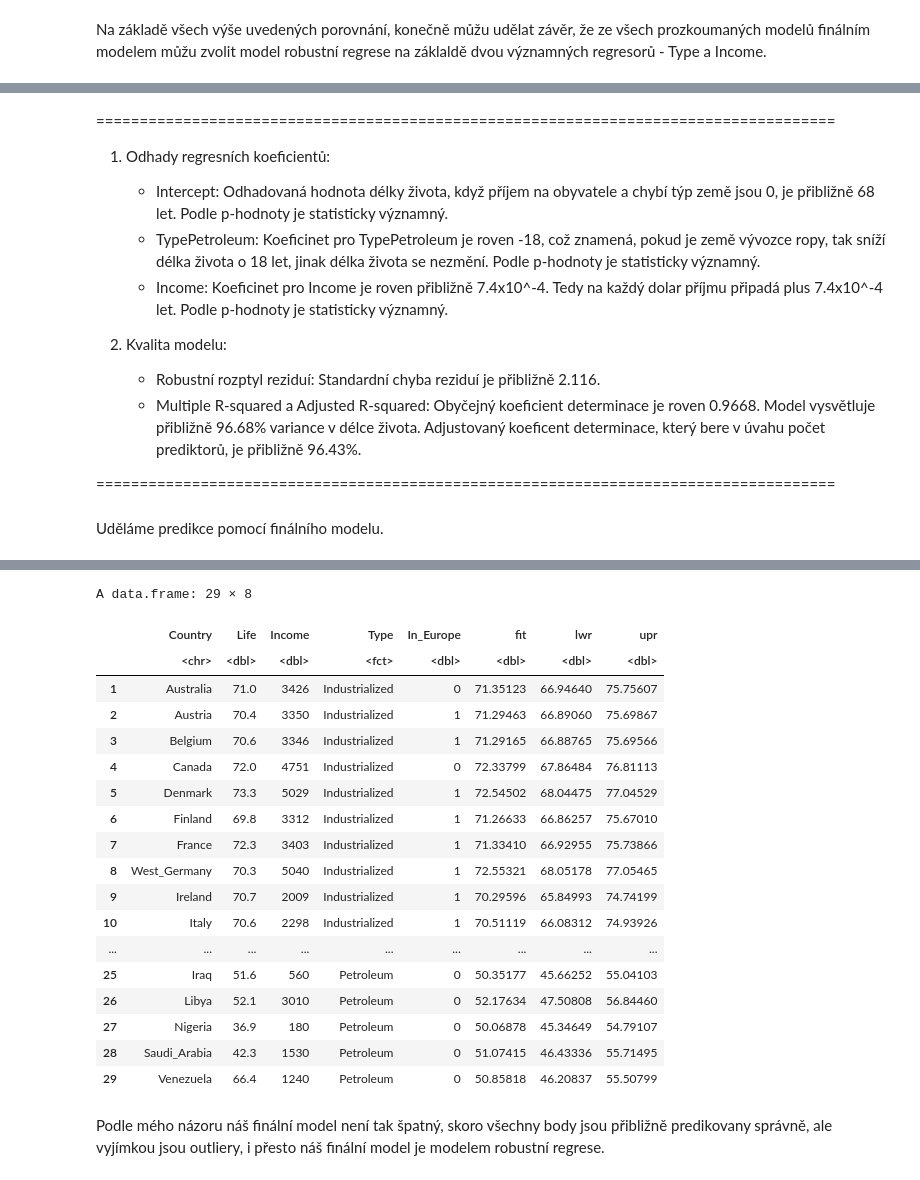
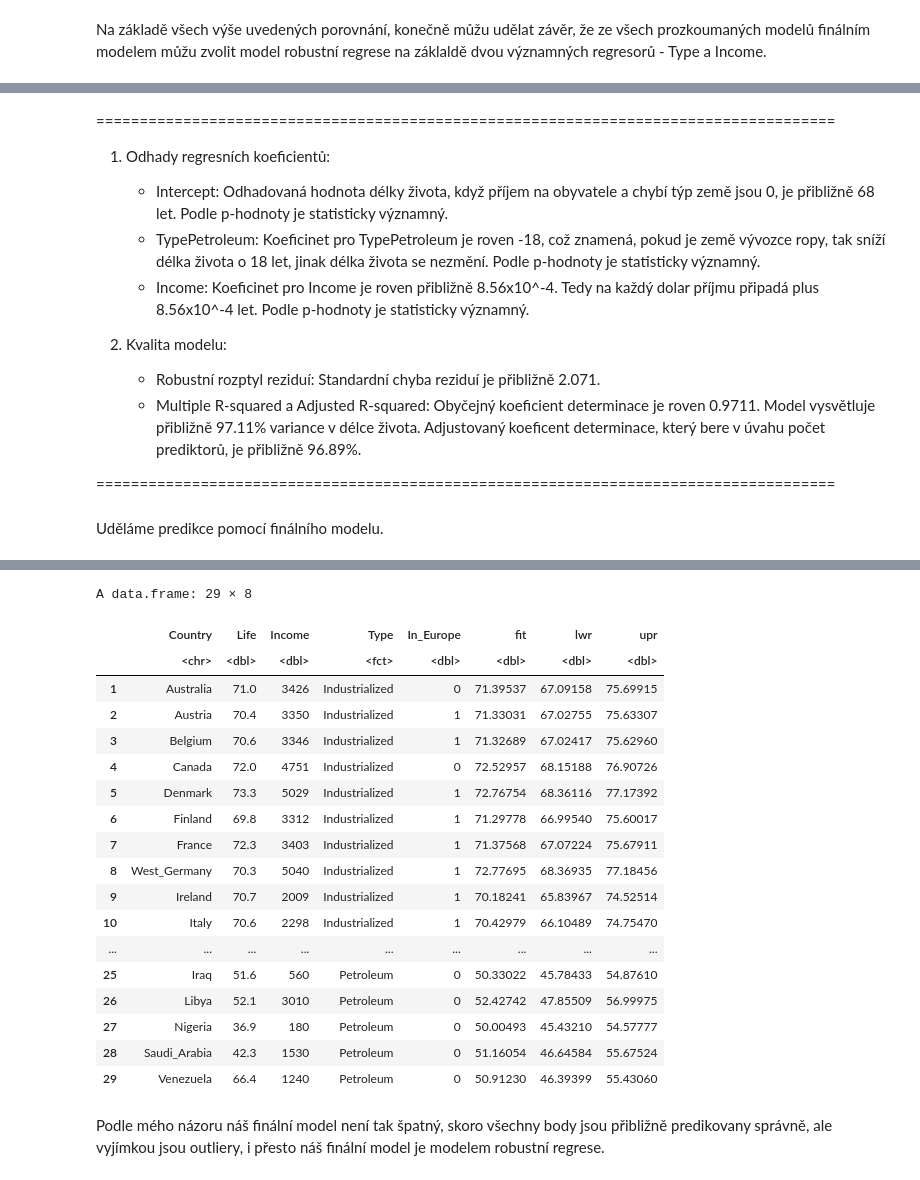
Before and after one commit to xsenyaaax/practicalStatistics, a Jupyter notebook: Project 2/project2.ipynb, the cells around one changed output, grey strips where cells are left out. Drawn from its saved outputs; the diff is of its cells as text; code cells hidden in the pictures.

```diff
--- a/Project 2/project2.ipynb
+++ b/Project 2/project2.ipynb
@@ -1203,17 +1229,17 @@ seed : int(0)
 1. Odhady regresních koeficientů:
     * Intercept: Odhadovaná hodnota délky života, když příjem na obyvatele a chybí týp země jsou 0, je přibližně 68 let. Podle p-hodnoty je statisticky významný.
     * TypePetroleum: Koeficinet pro TypePetroleum je roven -18, což znamená, pokud je země vývozce ropy, tak sníží délka života o 18 let, jinak délka života se nezmění. Podle p-hodnoty je statisticky významný.
-    * Income: Koeficinet pro Income je roven přibližně 7.4x10^-4. Tedy na každý dolar příjmu připadá plus 7.4x10^-4 let. Podle p-hodnoty je statisticky významný.
+    * Income: Koeficinet pro Income je roven přibližně 8.56x10^-4. Tedy na každý dolar příjmu připadá plus 8.56x10^-4 let. Podle p-hodnoty je statisticky významný.
 
 2. Kvalita modelu:
-    * Robustní rozptyl reziduí: Standardní chyba reziduí je přibližně 2.116.
-    * Multiple R-squared a Adjusted R-squared: Obyčejný koeficient determinace je roven 0.9668. Model vysvětluje přibližně 96.68% variance v délce života. Adjustovaný koeficent determinace, který bere v úvahu počet prediktorů, je přibližně 96.43%.
+    * Robustní rozptyl reziduí: Standardní chyba reziduí je přibližně 2.071.
+    * Multiple R-squared a Adjusted R-squared: Obyčejný koeficient determinace je roven 0.9711. Model vysvětluje přibližně 97.11% variance v délce života. Adjustovaný koeficent determinace, který bere v úvahu počet prediktorů, je přibližně 96.89%.
 
 =====================================================================================
 # %% [markdown]
 Uděláme predikce pomocí finálního modelu.
 # %%
-tmp <- predict(fit_type_income_robust, interval="prediction")
+tmp <- predict(final_model, interval="prediction")
 predict <- cbind(data, tmp)
 predict
 # %% [output]
@@ -1221,23 +1247,23 @@ Warning message in predict.lmrob(fit_type_income_robust, interval = "prediction"
 "Predictions on current data refer to _future_ responses"
 A data.frame: 29 × 8
 |  | Country | Life | Income | Type | In_Europe | fit | lwr | upr |
 |  | <chr> | <dbl> | <dbl> | <fct> | <dbl> | <dbl> | <dbl> | <dbl> |
-| 1 | Australia | 71.0 | 3426 | Industrialized | 0 | 71.35123 | 66.94640 | 75.75607 |
-| 2 | Austria | 70.4 | 3350 | Industrialized | 1 | 71.29463 | 66.89060 | 75.69867 |
-| 3 | Belgium | 70.6 | 3346 | Industrialized | 1 | 71.29165 | 66.88765 | 75.69566 |
-| 4 | Canada | 72.0 | 4751 | Industrialized | 0 | 72.33799 | 67.86484 | 76.81113 |
-| 5 | Denmark | 73.3 | 5029 | Industrialized | 1 | 72.54502 | 68.04475 | 77.04529 |
-| 6 | Finland | 69.8 | 3312 | Industrialized | 1 | 71.26633 | 66.86257 | 75.67010 |
-| 7 | France | 72.3 | 3403 | Industrialized | 1 | 71.33410 | 66.92955 | 75.73866 |
-| 8 | West_Germany | 70.3 | 5040 | Industrialized | 1 | 72.55321 | 68.05178 | 77.05465 |
-| 9 | Ireland | 70.7 | 2009 | Industrialized | 1 | 70.29596 | 65.84993 | 74.74199 |
-| 10 | Italy | 70.6 | 2298 | Industrialized | 1 | 70.51119 | 66.08312 | 74.93926 |
+| 1 | Australia | 71.0 | 3426 | Industrialized | 0 | 71.39537 | 67.09158 | 75.69915 |
+| 2 | Austria | 70.4 | 3350 | Industrialized | 1 | 71.33031 | 67.02755 | 75.63307 |
+| 3 | Belgium | 70.6 | 3346 | Industrialized | 1 | 71.32689 | 67.02417 | 75.62960 |
+| 4 | Canada | 72.0 | 4751 | Industrialized | 0 | 72.52957 | 68.15188 | 76.90726 |
+| 5 | Denmark | 73.3 | 5029 | Industrialized | 1 | 72.76754 | 68.36116 | 77.17392 |
+| 6 | Finland | 69.8 | 3312 | Industrialized | 1 | 71.29778 | 66.99540 | 75.60017 |
+| 7 | France | 72.3 | 3403 | Industrialized | 1 | 71.37568 | 67.07224 | 75.67911 |
+| 8 | West_Germany | 70.3 | 5040 | Industrialized | 1 | 72.77695 | 68.36935 | 77.18456 |
+| 9 | Ireland | 70.7 | 2009 | Industrialized | 1 | 70.18241 | 65.83967 | 74.52514 |
+| 10 | Italy | 70.6 | 2298 | Industrialized | 1 | 70.42979 | 66.10489 | 74.75470 |
 | ... | ... | ... | ... | ... | ... | ... | ... | ... |
-| 25 | Iraq | 51.6 | 560 | Petroleum | 0 | 50.35177 | 45.66252 | 55.04103 |
-| 26 | Libya | 52.1 | 3010 | Petroleum | 0 | 52.17634 | 47.50808 | 56.84460 |
-| 27 | Nigeria | 36.9 | 180 | Petroleum | 0 | 50.06878 | 45.34649 | 54.79107 |
-| 28 | Saudi_Arabia | 42.3 | 1530 | Petroleum | 0 | 51.07415 | 46.43336 | 55.71495 |
-| 29 | Venezuela | 66.4 | 1240 | Petroleum | 0 | 50.85818 | 46.20837 | 55.50799 |
+| 25 | Iraq | 51.6 | 560 | Petroleum | 0 | 50.33022 | 45.78433 | 54.87610 |
+| 26 | Libya | 52.1 | 3010 | Petroleum | 0 | 52.42742 | 47.85509 | 56.99975 |
+| 27 | Nigeria | 36.9 | 180 | Petroleum | 0 | 50.00493 | 45.43210 | 54.57777 |
+| 28 | Saudi_Arabia | 42.3 | 1530 | Petroleum | 0 | 51.16054 | 46.64584 | 55.67524 |
+| 29 | Venezuela | 66.4 | 1240 | Petroleum | 0 | 50.91230 | 46.39399 | 55.43060 |
 # %% [markdown]
 Podle mého názoru náš finální model není tak špatný, skoro všechny body jsou přibližně predikovany správně, ale vyjímkou jsou outliery, i přesto náš finální model je modelem robustní regrese.
 # %% [markdown]
```
Also changed, not shown: parts of 68 cells of this notebook.
